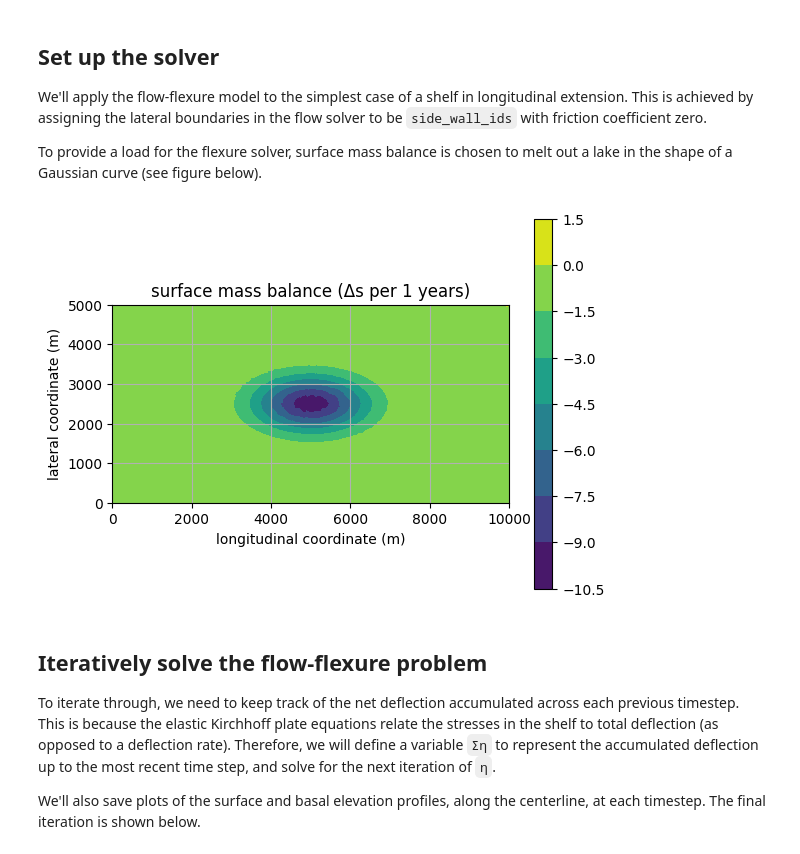
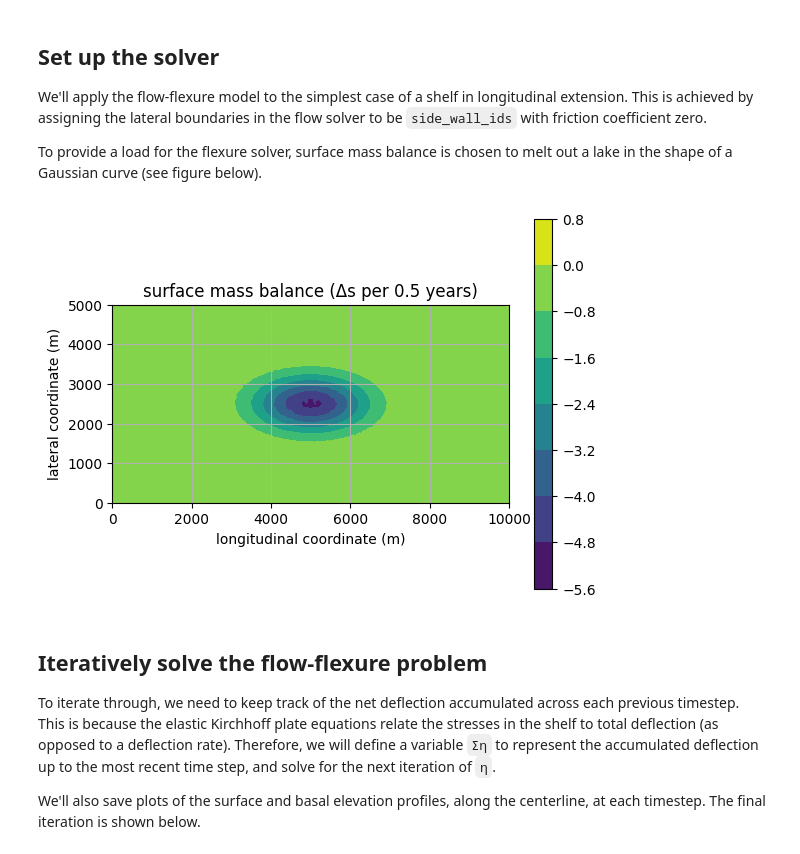
Before and after one commit to chrismiele/weird_flex, a Jupyter notebook: 3_coupled_flow_flexure_elastic.ipynb, the cells around one changed output. Cells and saved outputs as stored; diff of their text form; code cells hidden in the pictures.

```diff
--- a/3_coupled_flow_flexure_elastic.ipynb
+++ b/3_coupled_flow_flexure_elastic.ipynb
@@ -113,7 +111,7 @@ To provide a load for the flexure solver, surface mass balance is chosen to melt
 ################################
 ################################
 
-Δt = 1 #length of timestep in years
+Δt = 0.5 #length of timestep in years
 num_timesteps = 50
 
 ##################################
@@ -137,34 +135,34 @@ model = icepack.models.IceShelf(gravity = gravity2, terminus = terminus2, #model
 solver = icepack.solvers.FlowSolver(model, dirichlet_ids = dirichlet_ids,
                                     side_wall_ids = side_wall_ids, ice_front_ids = ice_front_ids)
 
 #####################################
 #####################################
 ### parameters for flexure solver ###
 #####################################
 #####################################
 
 α = 1e10 #arbitrary large number for penalty method
 B_x = 10*exp(-1/2*((x - Lx/2)/1000)**2) #impose some surface mass balance to load the shelf
 B_y = exp(-1/2*((y - Ly/2)/500)**2) #we'll melt out a lake at the center of the shelf...
 B = project(-B_x*B_y*Δt, Q1) #...in the shape of a 3D gaussian curve (see figure below)
 
 #####################################
 #####################################
 ### plot the surface mass balance ###
 #####################################
 #####################################
 
 fig, ax = plt.subplots()
 ax.set_aspect('equal')
 plt.title('surface mass balance (Δs per {} years)'.format(Δt))
 smb_plot = tricontourf(B, axes=ax)
 plt.colorbar(smb_plot)
 plt.xlabel('longitudinal coordinate (m)')
 plt.ylabel('lateral coordinate (m)')
 plt.grid()
 plt.show()
 # %% [output]
-[figure, old version]
+[figure, new version]
 # %% [markdown]
 ## Iteratively solve the flow-flexure problem
 
```
Also changed, not shown: parts of 5 cells of this notebook.
